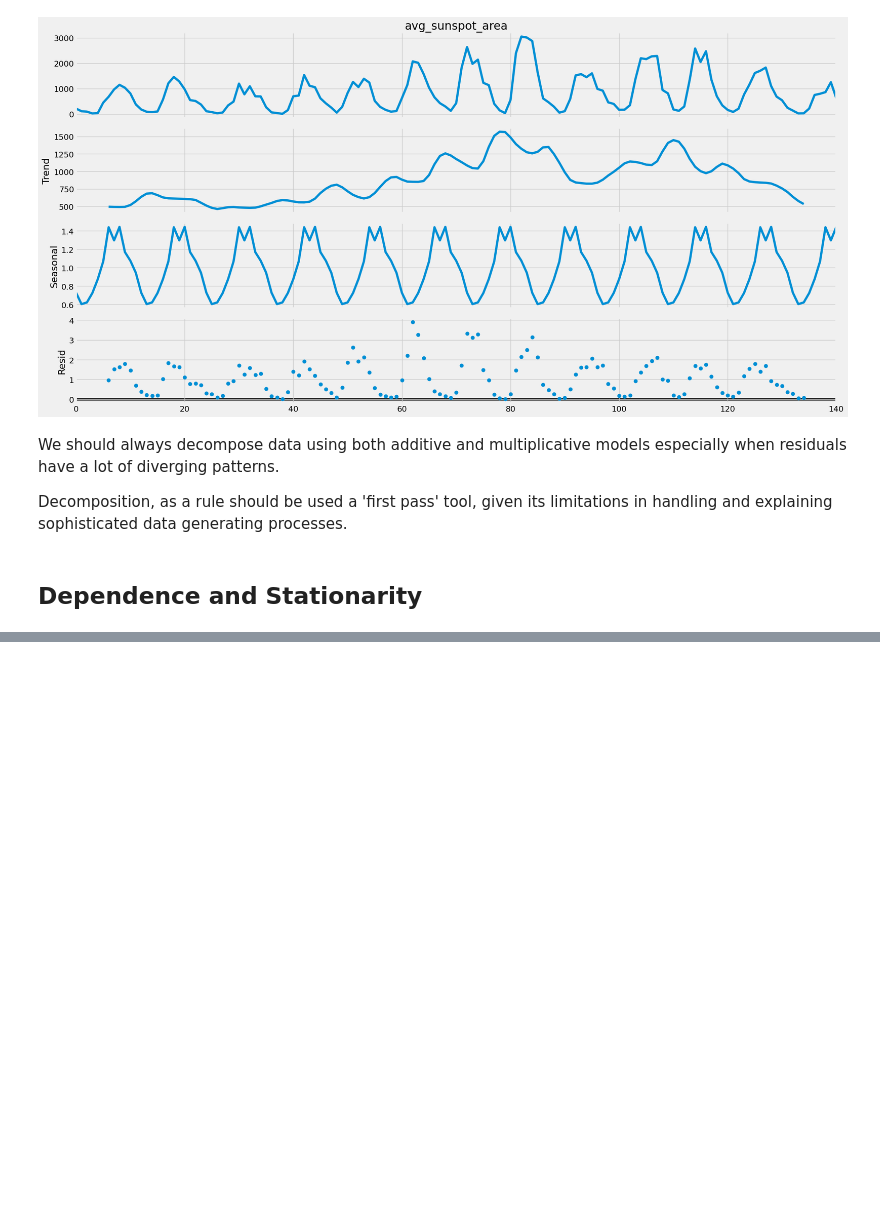
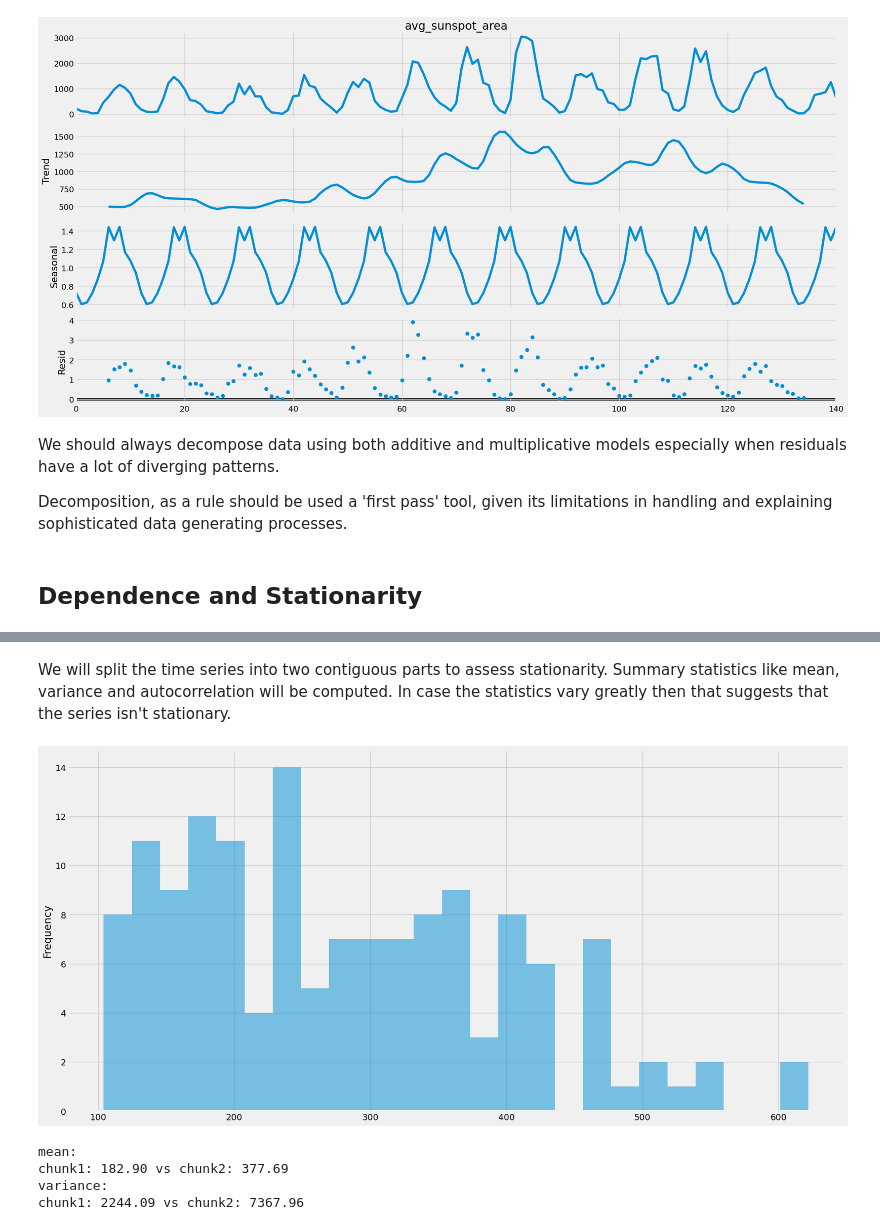
Before and after one commit to bachaudhry/time_series, a Jupyter notebook: ts_with_k/01_Getting_Start_With_TimeSeries.ipynb, the cells around one changed output, grey strips where cells are left out. Cells and saved outputs as stored; diff of their text form; code cells hidden in the pictures; blank space fills up the shorter version.

```diff
--- a/ts_with_k/01_Getting_Start_With_TimeSeries.ipynb
+++ b/ts_with_k/01_Getting_Start_With_TimeSeries.ipynb
@@ -162,0 +187,5 @@ Decomposition, as a rule should be used a 'first pass' tool, given its limitatio
+# %%
+# Using the passengers dataset to visualize non-stantionary behaviour
+series = pd.read_csv(data + 'passengers.csv')
+series['date'] = pd.to_datetime(series['date'])
+series.set_index('date').plot();
@@ -162,0 +194,22 @@ Decomposition, as a rule should be used a 'first pass' tool, given its limitatio
+# %% [markdown]
+We will split the time series into two contiguous parts to assess stationarity. Summary statistics like mean, variance and autocorrelation will be computed. In case the statistics vary greatly then that suggests that the series isn't stationary.
+# %%
+series['passengers'].plot.hist(bins=25, alpha=0.5);
+# %% [output]
+[figure, added]
+# %%
+# Summary stats for two contiguous parts
+X = series.passengers.values
+split = int(len(X) / 2)
+X1, X2 = X[0:split], X[split:]
+mean1, mean2 = X1.mean(), X2.mean()
+var1, var2 = X1.var(), X2.var()
+print('mean:')
+print('chunk1: %.2f vs chunk2: %.2f' % (mean1, mean2))
+print('variance:')
+print('chunk1: %.2f vs chunk2: %.2f' % (var1, var2))
+# %% [output]
+mean:
+chunk1: 182.90 vs chunk2: 377.69
+variance:
+chunk1: 2244.09 vs chunk2: 7367.96
```
Also changed, not shown: parts of 25 cells of this notebook.
